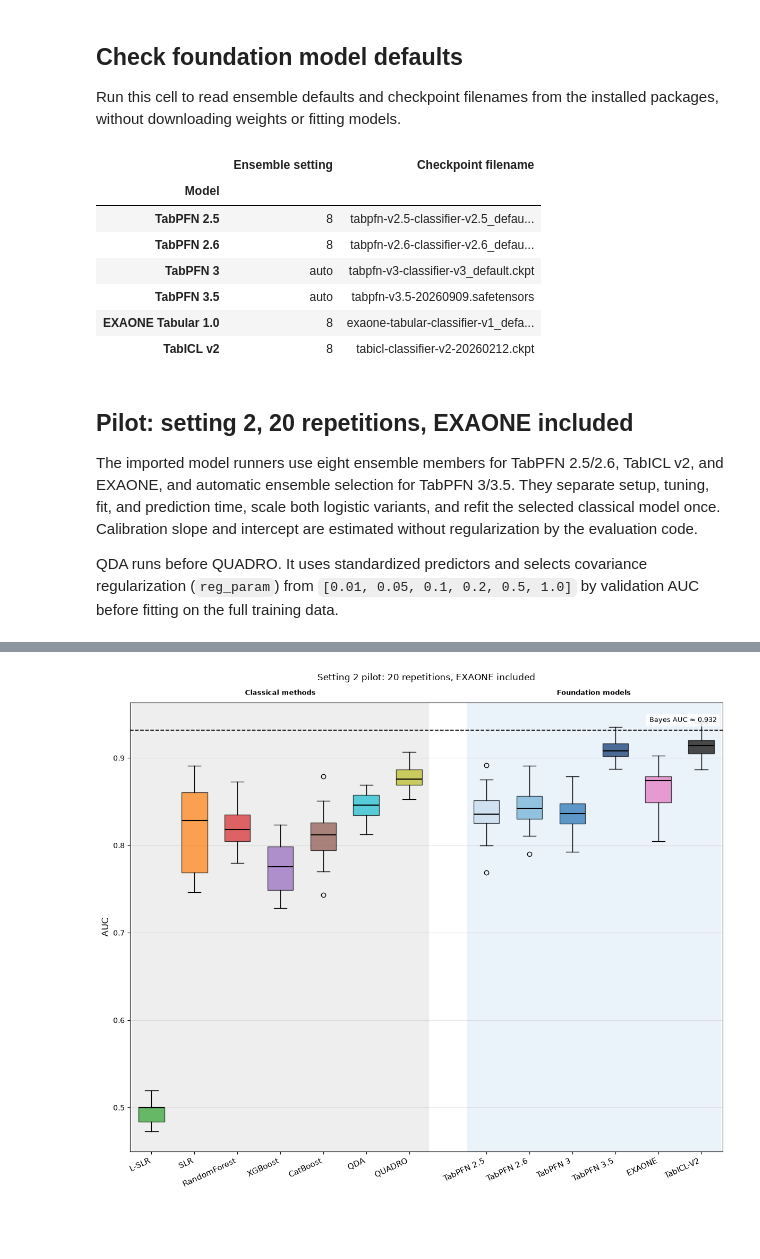
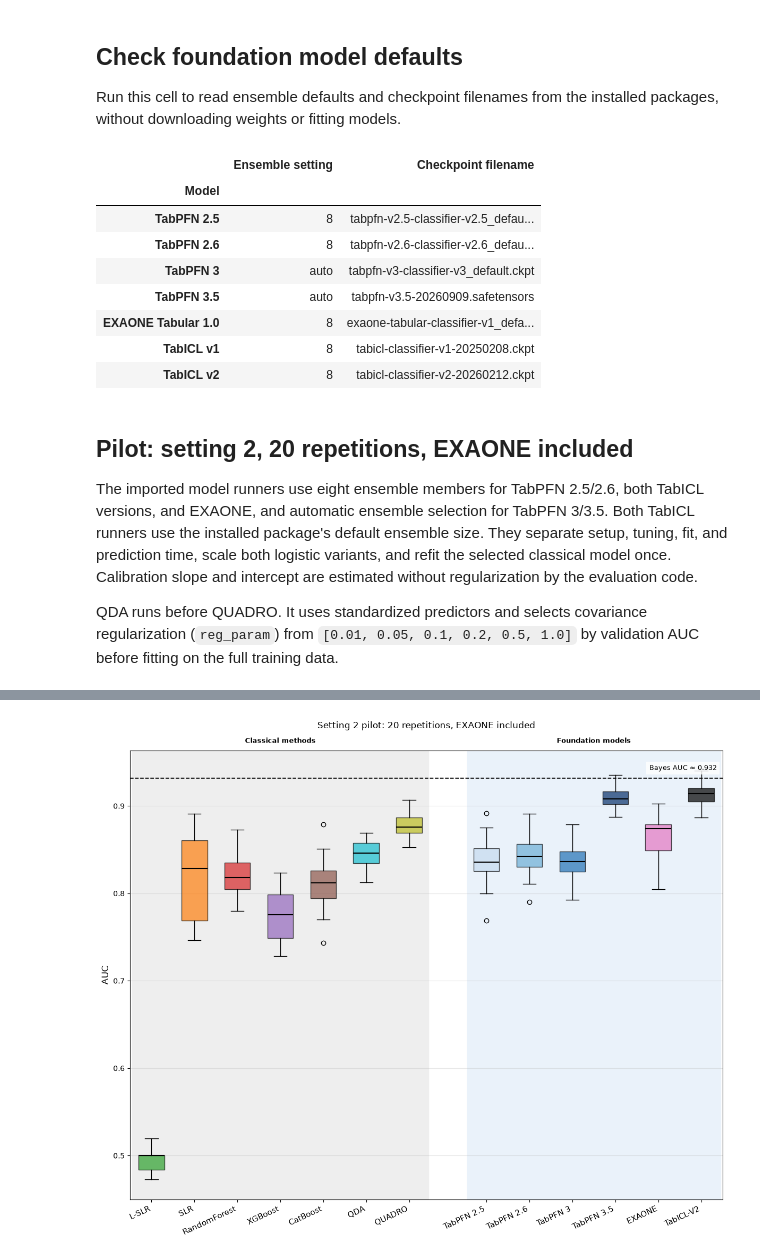
Before and after one commit to ghorbani-alireza/benchmark-tabpfn-medical, a Jupyter notebook: notebooks/run_analysis.ipynb, the cells around one changed output, grey strips where cells are left out. Saved outputs shown, nothing was run; the diff lists cells and outputs as text; code cells hidden in the pictures; blank space fills up the shorter version.

Commit message:
tabiclv1 and more tables for gain and best vs best comparison

```diff
--- a/notebooks/run_analysis.ipynb
+++ b/notebooks/run_analysis.ipynb
@@ -40,44 +35,47 @@ from tabicl import TabICLClassifier
 
 model_info = []
 for name, package, checkpoint_method in [
     ("TabPFN 2.5", "tabpfn_v25", "get_classifier_v2_5"),
     ("TabPFN 2.6", "tabpfn_v26", "get_classifier_v2_6"),
     ("TabPFN 3", "tabpfn_v3", "get_classifier_v3"),
     ("TabPFN 3.5", "tabpfn_v35", "get_v3_5"),
 ]:
     classifier = import_module(package).TabPFNClassifier
     model_source = import_module(f"{package}.model_loading").ModelSource
     ensemble = inspect.signature(classifier).parameters["n_estimators"].default
     checkpoint = getattr(model_source, checkpoint_method)().default_filename
     model_info.append((name, ensemble, checkpoint))
 
 exaone = released_checkpoint("classification")
 model_info.append(("EXAONE Tabular 1.0", exaone.manifest.runtime.ensemble_count, exaone.filename))
 
 tabicl_defaults = inspect.signature(TabICLClassifier).parameters
-model_info.append((
-    "TabICL v2",
-    tabicl_defaults["n_estimators"].default,
-    tabicl_defaults["checkpoint_version"].default,
-))
+for name, checkpoint in [
+    ("TabICL v1", "tabicl-classifier-v1-20250208.ckpt"),
+    ("TabICL v2", tabicl_defaults["checkpoint_version"].default),
+]:
+    classifier = TabICLClassifier(checkpoint_version=checkpoint)
+    model_info.append((name, classifier.n_estimators, classifier.checkpoint_version))
 
 pd.DataFrame(
     model_info, columns=["Model", "Ensemble setting", "Checkpoint filename"]
 ).set_index("Model")
 # %% [output]
 |  | Ensemble setting | Checkpoint filename |
 | Model |  |  |
 | TabPFN 2.5 | 8 | tabpfn-v2.5-classifier-v2.5_defau... |
 | TabPFN 2.6 | 8 | tabpfn-v2.6-classifier-v2.6_defau... |
 | TabPFN 3 | auto | tabpfn-v3-classifier-v3_default.ckpt |
 | TabPFN 3.5 | auto | tabpfn-v3.5-20260909.safetensors |
 | EXAONE Tabular 1.0 | 8 | exaone-tabular-classifier-v1_defa... |
+| TabICL v1 | 8 | tabicl-classifier-v1-20250208.ckpt |
 | TabICL v2 | 8 | tabicl-classifier-v2-20260212.ckpt |
 # %% [markdown]
 ## Pilot: setting 2, 20 repetitions, EXAONE included
 
 The imported model runners use eight ensemble members for TabPFN 2.5/2.6,
-TabICL v2, and EXAONE, and automatic ensemble selection for TabPFN 3/3.5.
+both TabICL versions, and EXAONE, and automatic ensemble selection for TabPFN 3/3.5.
+Both TabICL runners use the installed package's default ensemble size.
 They separate setup, tuning, fit, and prediction time, scale both logistic
 variants, and refit the selected classical model once. Calibration slope and
 intercept are estimated without regularization by the evaluation code.
```
Also changed, not shown: parts of 11 cells of this notebook, 15 other files.
